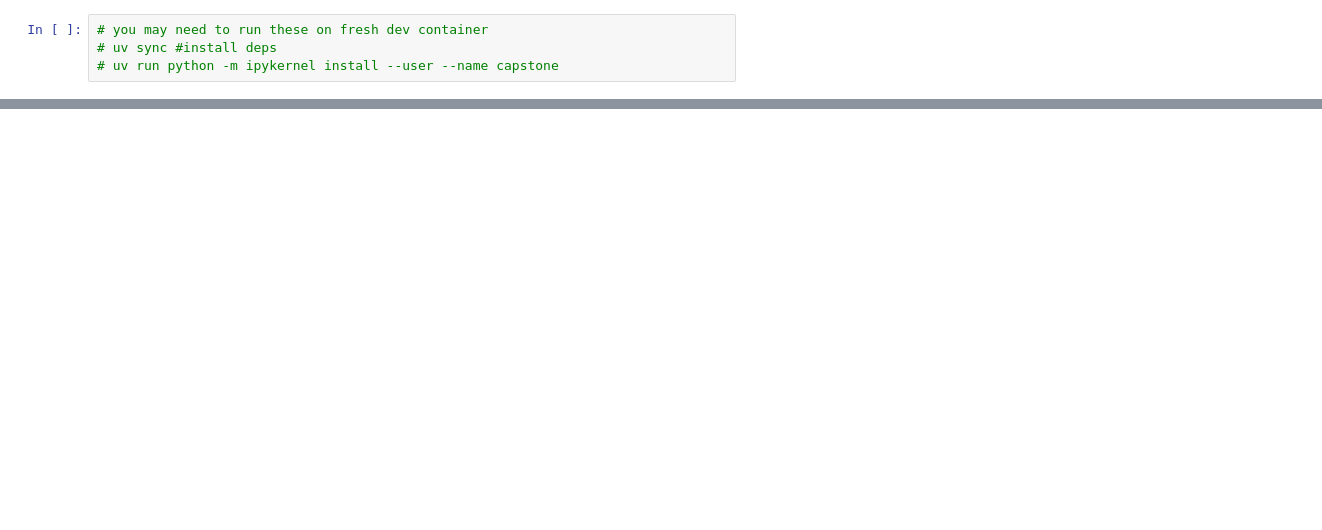
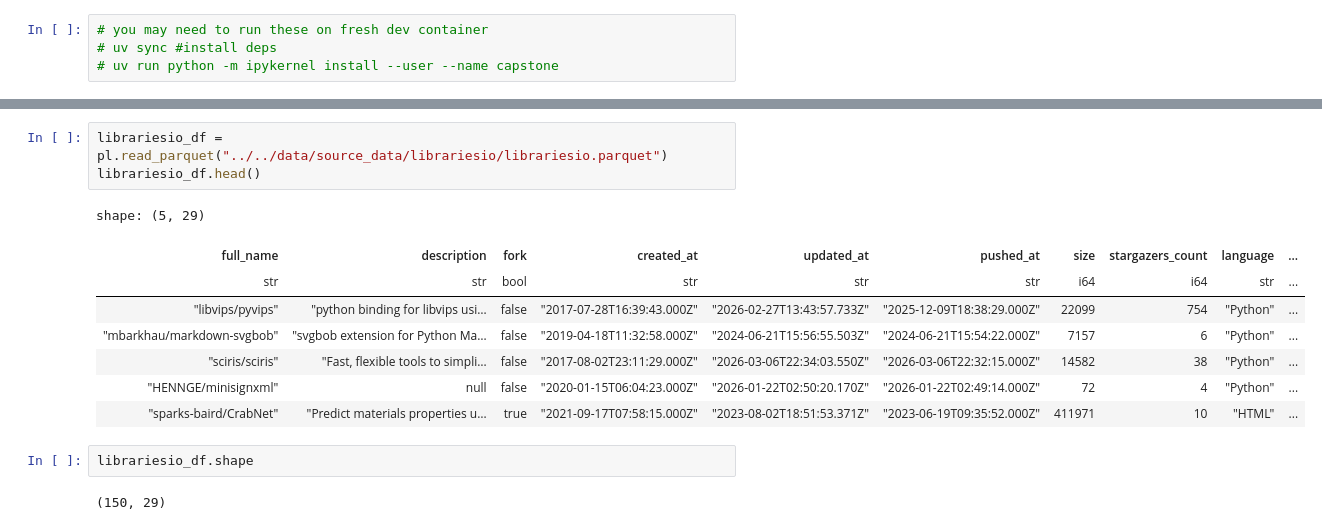
Before and after one commit to shcherbin/mads-siads-699-winter-2026-capstone, a Jupyter notebook: notebooks/exploratory/harjason-eda/deps-eda.ipynb, the cells around one changed output, grey strips where cells are left out. Cells and saved outputs as stored; diff of their text form; blank space fills up the shorter version.

Commit message:
scorecard extract sql and librariesio api extract

```diff
--- a/notebooks/exploratory/harjason-eda/deps-eda.ipynb
+++ b/notebooks/exploratory/harjason-eda/deps-eda.ipynb
@@ -68,0 +167,16 @@ Max snapshot date: 2026-02-23 21:00:56.375217
+# %%
+librariesio_df = pl.read_parquet("../../data/source_data/librariesio/librariesio.parquet")
+librariesio_df.head()
+# %% [output]
+shape: (5, 29)
+| full_name | description | fork | created_at | updated_at | pushed_at | size | stargazers_count | language | ... |
+| str | str | bool | str | str | str | i64 | i64 | str | ... |
+| "libvips/pyvips" | "python binding for libvips usi… | false | "2017-07-28T16:39:43.000Z" | "2026-02-27T13:43:57.733Z" | "2025-12-09T18:38:29.000Z" | 22099 | 754 | "Python" | ... |
+| "mbarkhau/markdown-svgbob" | "svgbob extension for Python Ma… | false | "2019-04-18T11:32:58.000Z" | "2024-06-21T15:56:55.503Z" | "2024-06-21T15:54:22.000Z" | 7157 | 6 | "Python" | ... |
+| "sciris/sciris" | "Fast, flexible tools to simpli… | false | "2017-08-02T23:11:29.000Z" | "2026-03-06T22:34:03.550Z" | "2026-03-06T22:32:15.000Z" | 14582 | 38 | "Python" | ... |
+| "HENNGE/minisignxml" | null | false | "2020-01-15T06:04:23.000Z" | "2026-01-22T02:50:20.170Z" | "2026-01-22T02:49:14.000Z" | 72 | 4 | "Python" | ... |
+| "sparks-baird/CrabNet" | "Predict materials properties u… | true | "2021-09-17T07:58:15.000Z" | "2023-08-02T18:51:53.371Z" | "2023-06-19T09:35:52.000Z" | 411971 | 10 | "HTML" | ... |
+# %%
+librariesio_df.shape
+# %% [output]
+(150, 29)
```
Also changed, not shown: parts of 15 cells of this notebook, 4 other files.
